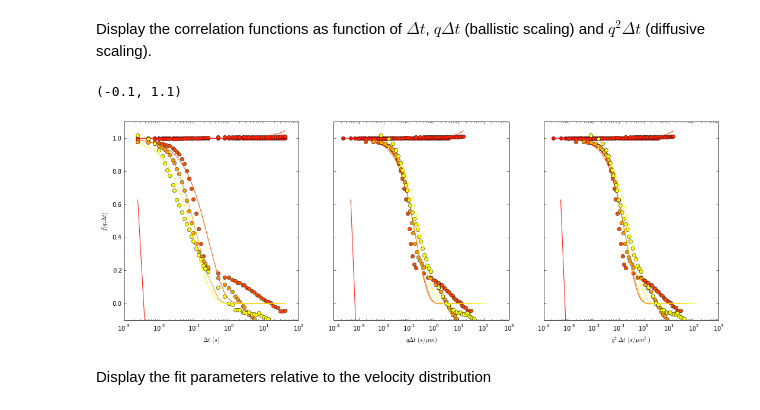
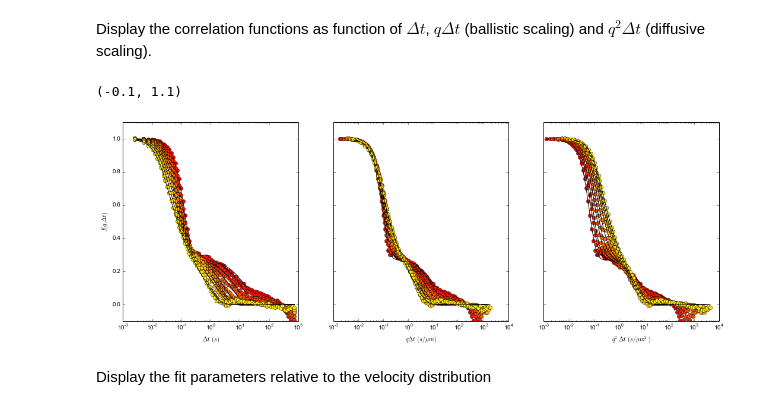
Before and after one commit to MathieuLeocmach/DDM, a Jupyter notebook: python/fit_bacteria.ipynb, the cells around one changed output. Cells and saved outputs as stored; diff of their text form; code cells hidden in the pictures.

```diff
--- a/python/fit_bacteria.ipynb
+++ b/python/fit_bacteria.ipynb
@@ -30,15 +96,17 @@ tmax = -20
 # %% [markdown]
 Perform the fit at each $q$. Generate the values of the fitted function
 # %%
-params = np.zeros((DDM.shape[-1]-1, 6))
-matrixfit = np.zeros(DDM[:tmax,1:].T.shape)
-for iq, ddm in enumerate(DDM[:tmax,1:].T):
+params = np.zeros((DDM.shape[-1], 6))
+matrixfit = np.zeros(DDM[:tmax].T.shape)
+for iq, ddm in enumerate(DDM[:tmax].T):
     params[iq] = leastsq(
         #function to minimize
-        lambda p, q, dts, ddm: LogDDM(p, q, dts) - np.log(ddm),
+        lambda p, q, dts, logd: LogDDM(p, q, dts) - logd,
         #initial parameters
-        [ddm.ptp(), ddm.min(), 1, 1./(5*qs[iq+1]), 1/(0.17 * qs[iq+1]**2), 0.5],
+        [ddm.ptp(), ddm.min(), 1/(0.28 * qs[iq]**2), 1./(21*qs[iq]), 0, 1],
         #data on which to perform minimization
-        args=(qs[iq+1], dts[:tmax], ddm)
+        args=(qs[iq], dts[:tmax], np.log(ddm))
         )[0]
-    matrixfit[iq] = np.exp(LogDDM(params[iq], qs[iq+1], dts[:tmax]))
+    matrixfit[iq] = np.exp(LogDDM(params[iq], qs[iq], dts[:tmax]))
+params[:,:4] = np.abs(params[:,:4])
+params[:,-2] = 0.5*(1 + np.tanh(params[:,-2]))
@@ -78,35 +166,37 @@ np.save('matrixfit_bacteria.npy', matrixfit)
 # %% [markdown]
 Display the correlation functions as function of $\Delta t$, $q\Delta t$ (ballistic scaling) and $q^2\Delta t$ (diffusive scaling).
 # %%
-iqs = 5*2**np.arange(6)
+iqs = np.logspace(np.log10(iqmin),np.log10(iqmax),10, base=10).astype(int)
+
 figure(figsize=(18,6))
 ax1 = subplot(1,3,1)
-for q, ddm, (A, B, Z, tr, td, alpha) in zip(qs[iqs], DDM[:tmax,iqs].T, params[iqs]):
-    plot(dts[:tmax], 1-(ddm-B)/A, 'o', color=cm.autumn(q/2.5))
-    plot(dts[:tmax], ISF(dts[:tmax], q, Z, tr, td, alpha), '-', color=cm.autumn(q/2.5))
+for i,iq in enumerate(iqs):
+    plot(dts[:tmax], 1- (DDM[:tmax,iq]-params[iq,1])/params[iq,0], 'o', color=cm.autumn(i/10.))
+    plot(dts[:tmax], ISF(dts[:tmax], qs[iq], params[iq,2], params[iq,3], params[iq,4], params[iq,5]), '-k')
+xscale('log')
 ylabel(r'$f(q,\Delta t)$')
-xlabel(r'$\Delta t \, (s)$')
-xscale('log')
+xlabel(r'$\Delta t\,(s)$')
 
 ax2 = subplot(1,3,2, sharey=ax1)
+for i,iq in enumerate(iqs):
+    plot(qs[iq]*dts[:tmax], 1- (DDM[:tmax,iq]-params[iq,1])/params[iq,0], 'o', color=cm.autumn(i/10.))
+    plot(qs[iq]*dts[:tmax], ISF(dts[:tmax], qs[iq], params[iq,2], params[iq,3], params[iq,4], params[iq,5]), '-k')
+xscale('log')
+xlabel(r'$q\Delta t\,(s/\mu m)$')
 setp(ax2.get_yticklabels(), visible=False)
-for q, ddm, (A, B, Z, tr, td, alpha) in zip(qs[iqs], DDM[:tmax,iqs].T, params[iqs]):
-    plot(q*dts[:tmax], 1-(ddm-B)/A, 'o', color=cm.autumn(q/2.5))
-    plot(q*dts[:tmax], ISF(dts[:tmax], q, Z, tr, td, alpha), '-', color=cm.autumn(q/2.5))
-xlabel(r'$q\Delta t \, (s/\mu m)$')
-xscale('log')
 
 ax2 = subplot(1,3,3, sharey=ax1)
+for i,iq in enumerate(iqs):
+    plot(qs[iq]**2*dts[:tmax], 1- (DDM[:tmax,iq]-params[iq,1])/params[iq,0], 'o', color=cm.autumn(i/10.))
+    plot(qs[iq]**2*dts[:tmax], ISF(dts[:tmax], qs[iq], params[iq,2], params[iq,3], params[iq,4], params[iq,5]), '-k')
+xscale('log')
+xlabel(r'$q^2\Delta t\,(s/\mu m^2)$')
 setp(ax2.get_yticklabels(), visible=False)
-for q, ddm, (A, B, Z, tr, td, alpha) in zip(qs[iqs], DDM[:tmax,iqs].T, params[iqs]):
-    plot(q*dts[:tmax], 1-(ddm-B)/A, 'o', color=cm.autumn(q/2.5))
-    plot(q*dts[:tmax], ISF(dts[:tmax], q, Z, tr, td, alpha), '-', color=cm.autumn(q/2.5))
-xlabel(r'$q^2\Delta t \, (s/\mu m^2)$')
-xscale('log')
+
 ylim(-0.1,1.1)
 # %% [output]
 (-0.1, 1.1)
-[figure, old version]
+[figure, new version]
 # %% [markdown]
 Display the fit parameters relative to the velocity distribution
 # %%
```
Also changed, not shown: parts of 21 cells of this notebook.
